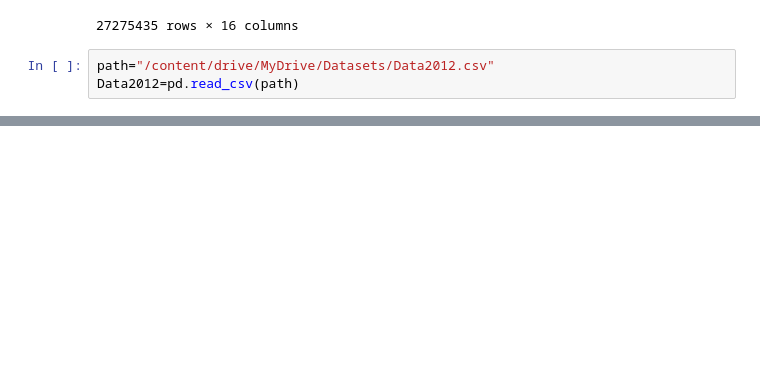
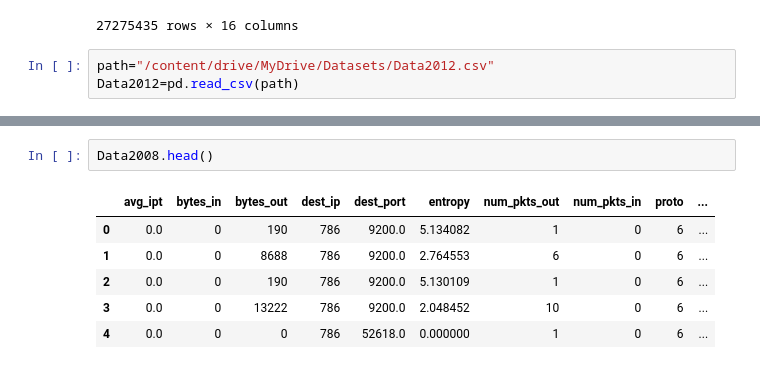
Before and after one commit to BabinRV/Dissertation, a Jupyter notebook: Dissertation_TD_and_IR.ipynb, the cells around one changed output, grey strips where cells are left out. Saved outputs shown, nothing was run; the diff lists cells and outputs as text; blank space fills up the shorter version.

```diff
--- a/Dissertation_TD_and_IR.ipynb
+++ b/Dissertation_TD_and_IR.ipynb
@@ -246,0 +265,9 @@ Data2012=pd.read_csv(path)
+# %%
+Data2008.head()
+# %% [output]
+|  | avg_ipt | bytes_in | bytes_out | dest_ip | dest_port | entropy | num_pkts_out | num_pkts_in | proto | ... |
+| 0 | 0.0 | 0 | 190 | 786 | 9200.0 | 5.134082 | 1 | 0 | 6 | ... |
+| 1 | 0.0 | 0 | 8688 | 786 | 9200.0 | 2.764553 | 6 | 0 | 6 | ... |
+| 2 | 0.0 | 0 | 190 | 786 | 9200.0 | 5.130109 | 1 | 0 | 6 | ... |
+| 3 | 0.0 | 0 | 13222 | 786 | 9200.0 | 2.048452 | 10 | 0 | 6 | ... |
+| 4 | 0.0 | 0 | 0 | 786 | 52618.0 | 0.000000 | 1 | 0 | 6 | ... |
```
Also changed, not shown: parts of 13 cells of this notebook.
